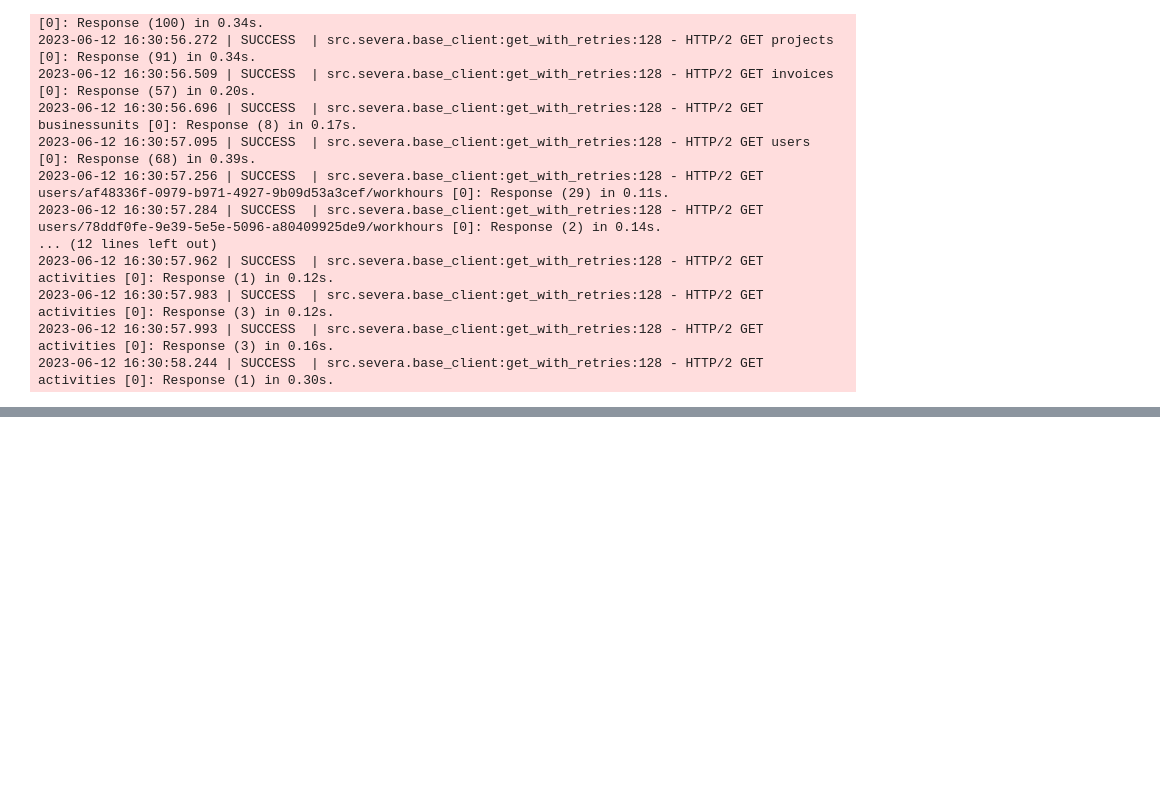
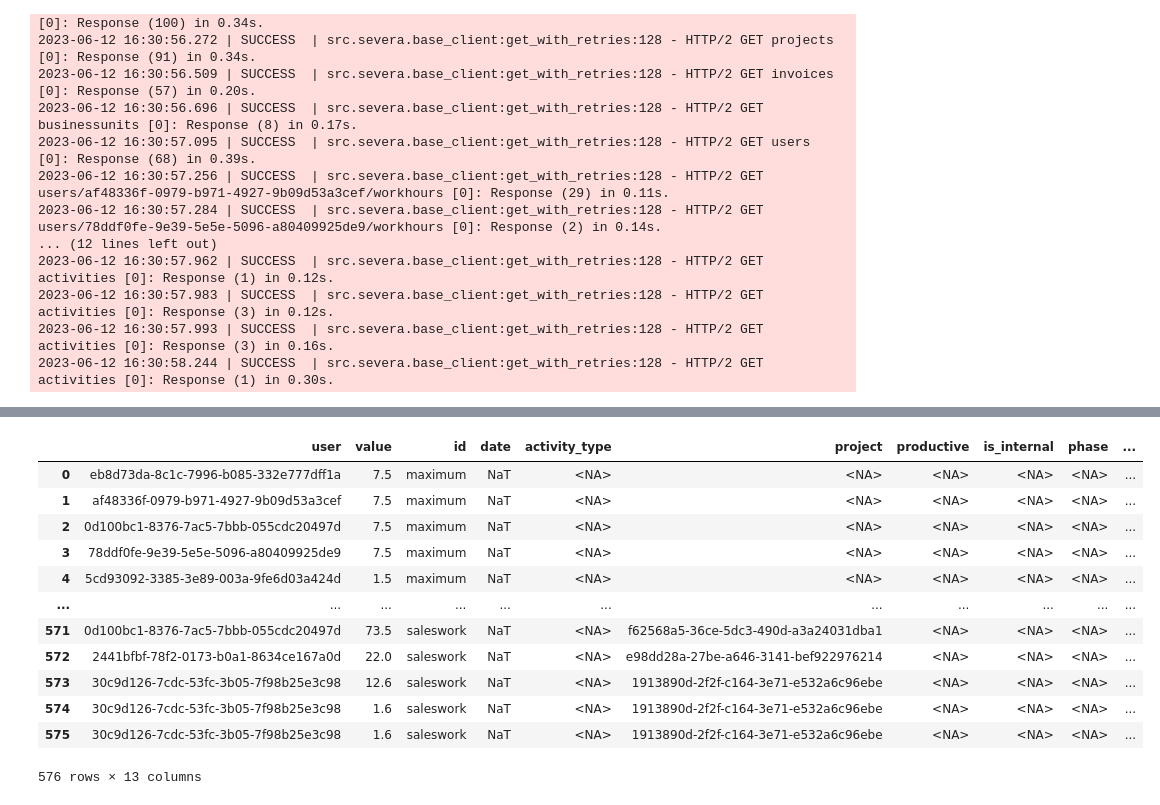
Before and after one commit to vreima/tie-dashboard, a Jupyter notebook: testing-notebook.ipynb, the cells around one changed output, grey strips where cells are left out. Drawn from its saved outputs; the diff is of its cells as text; code cells hidden in the pictures; blank space fills up the shorter version.

```diff
--- a/testing-notebook.ipynb
+++ b/testing-notebook.ipynb
@@ -88,0 +90,17 @@ async with src.severa.client.Client() as f:
+# %%
+pd.concat([maxes, absences, r_workhours, f_workhours, f_saleshours], ignore_index=True)
+hours
+# %% [output]
+|  | user | value | id | date | activity_type | project | productive | is_internal | phase | ... |
+| 0 | eb8d73da-8c1c-7996-b085-332e777dff1a | 7.5 | maximum | NaT | <NA> | <NA> | <NA> | <NA> | <NA> | ... |
+| 1 | af48336f-0979-b971-4927-9b09d53a3cef | 7.5 | maximum | NaT | <NA> | <NA> | <NA> | <NA> | <NA> | ... |
+| 2 | 0d100bc1-8376-7ac5-7bbb-055cdc20497d | 7.5 | maximum | NaT | <NA> | <NA> | <NA> | <NA> | <NA> | ... |
+| 3 | 78ddf0fe-9e39-5e5e-5096-a80409925de9 | 7.5 | maximum | NaT | <NA> | <NA> | <NA> | <NA> | <NA> | ... |
+| 4 | 5cd93092-3385-3e89-003a-9fe6d03a424d | 1.5 | maximum | NaT | <NA> | <NA> | <NA> | <NA> | <NA> | ... |
+| ... | ... | ... | ... | ... | ... | ... | ... | ... | ... | ... |
+| 571 | 0d100bc1-8376-7ac5-7bbb-055cdc20497d | 73.5 | saleswork | NaT | <NA> | f62568a5-36ce-5dc3-490d-a3a24031dba1 | <NA> | <NA> | <NA> | ... |
+| 572 | 2441bfbf-78f2-0173-b0a1-8634ce167a0d | 22.0 | saleswork | NaT | <NA> | e98dd28a-27be-a646-3141-bef922976214 | <NA> | <NA> | <NA> | ... |
+| 573 | 30c9d126-7cdc-53fc-3b05-7f98b25e3c98 | 12.6 | saleswork | NaT | <NA> | 1913890d-2f2f-c164-3e71-e532a6c96ebe | <NA> | <NA> | <NA> | ... |
+| 574 | 30c9d126-7cdc-53fc-3b05-7f98b25e3c98 | 1.6 | saleswork | NaT | <NA> | 1913890d-2f2f-c164-3e71-e532a6c96ebe | <NA> | <NA> | <NA> | ... |
+| 575 | 30c9d126-7cdc-53fc-3b05-7f98b25e3c98 | 1.6 | saleswork | NaT | <NA> | 1913890d-2f2f-c164-3e71-e532a6c96ebe | <NA> | <NA> | <NA> | ... |
+576 rows × 13 columns
```
Also changed, not shown: parts of 10 cells of this notebook, 3 other files.
